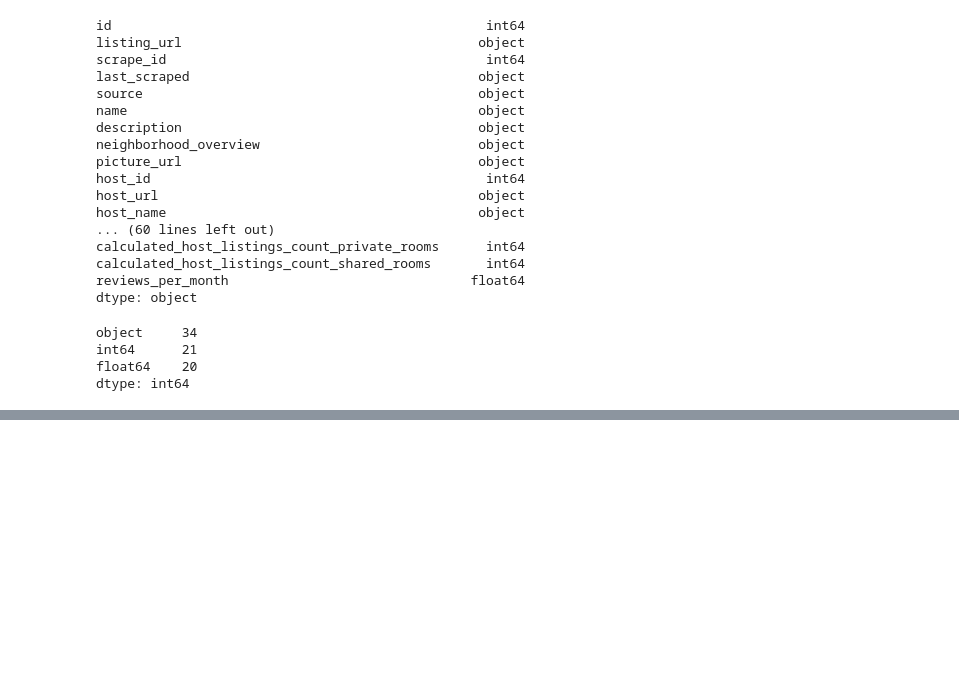
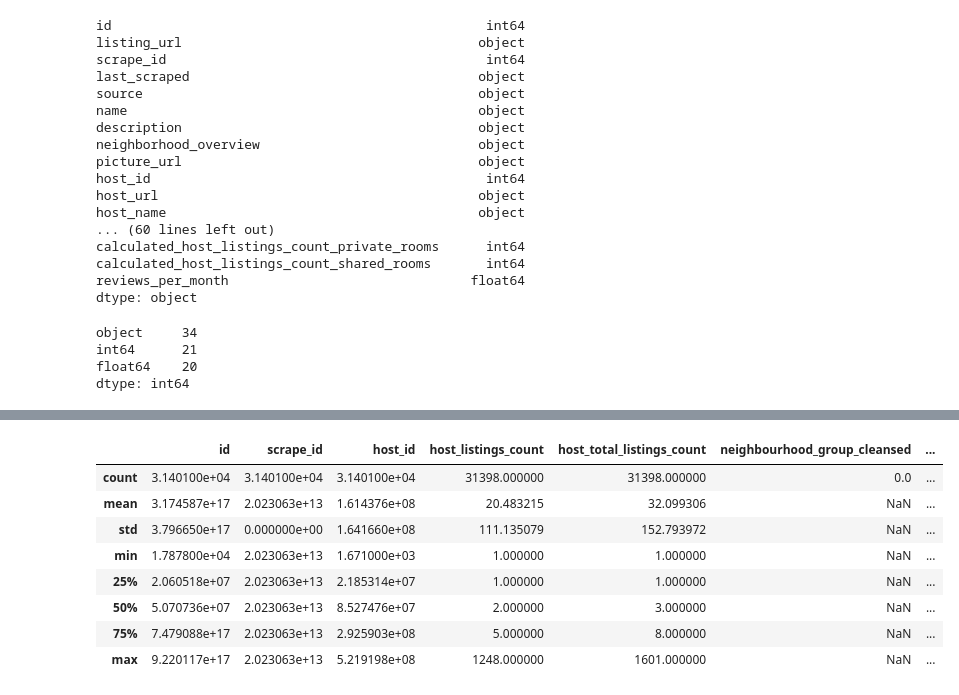
Before and after one commit to fredericmenezes/EDA-Airbnb-Rio-de-Janeiro-Project, a Jupyter notebook: eda_airbnb_rio_de_janeiro.ipynb, the cells around one changed output, grey strips where cells are left out. Drawn from its saved outputs; the diff is of its cells as text; code cells hidden in the pictures; blank space fills up the shorter version.

```diff
--- a/eda_airbnb_rio_de_janeiro.ipynb
+++ b/eda_airbnb_rio_de_janeiro.ipynb
@@ -152,0 +200,13 @@ dtype: int64
+# %%
+# Statistical description of the Dataset's numeric columns only
+df_l.describe()
+# %% [output]
+|  | id | scrape_id | host_id | host_listings_count | host_total_listings_count | neighbourhood_group_cleansed | ... |
+| count | 3.140100e+04 | 3.140100e+04 | 3.140100e+04 | 31398.000000 | 31398.000000 | 0.0 | ... |
+| mean | 3.174587e+17 | 2.023063e+13 | 1.614376e+08 | 20.483215 | 32.099306 | NaN | ... |
+| std | 3.796650e+17 | 0.000000e+00 | 1.641660e+08 | 111.135079 | 152.793972 | NaN | ... |
+| min | 1.787800e+04 | 2.023063e+13 | 1.671000e+03 | 1.000000 | 1.000000 | NaN | ... |
+| 25% | 2.060518e+07 | 2.023063e+13 | 2.185314e+07 | 1.000000 | 1.000000 | NaN | ... |
+| 50% | 5.070736e+07 | 2.023063e+13 | 8.527476e+07 | 2.000000 | 3.000000 | NaN | ... |
+| 75% | 7.479088e+17 | 2.023063e+13 | 2.925903e+08 | 5.000000 | 8.000000 | NaN | ... |
+| max | 9.220117e+17 | 2.023063e+13 | 5.219198e+08 | 1248.000000 | 1601.000000 | NaN | ... |
```
Also changed, not shown: parts of 19 cells of this notebook.
